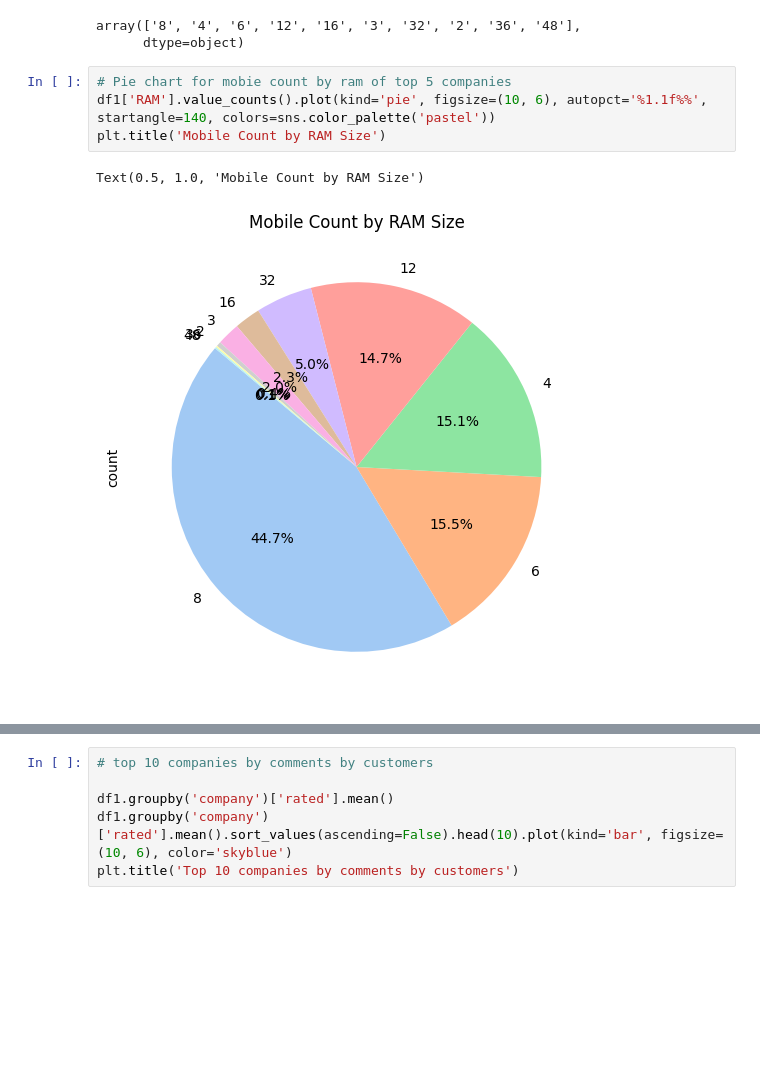
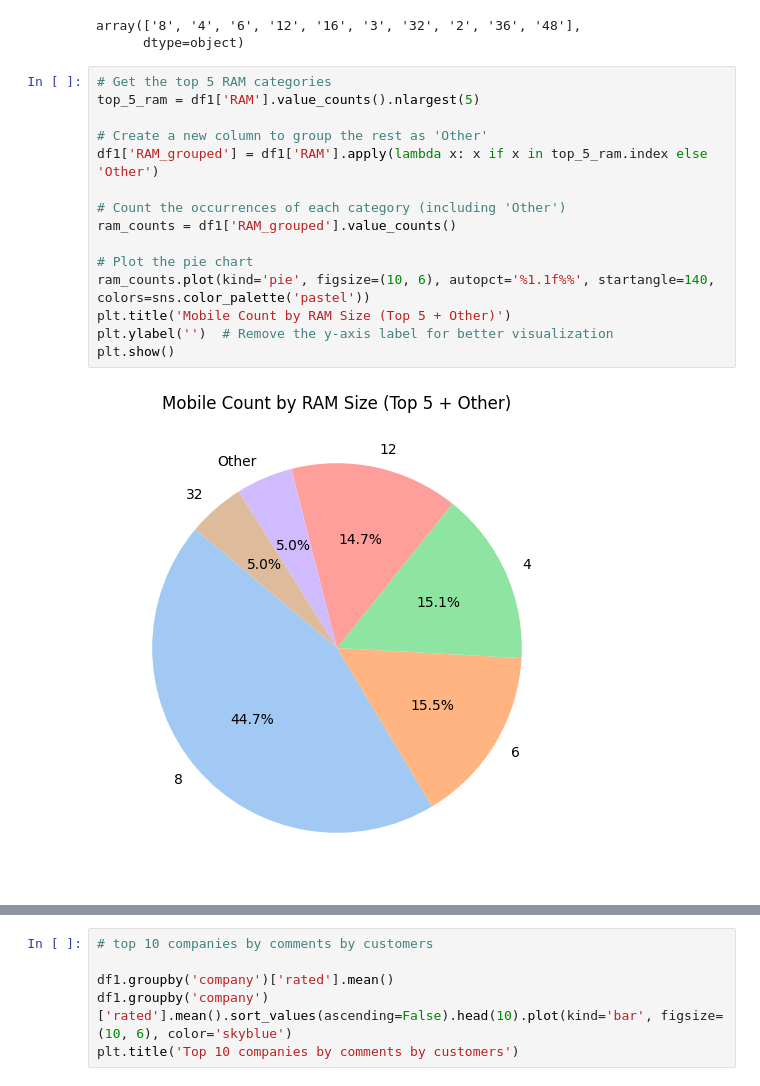
Before and after one commit to ashutosh414/Python-from-beginning, a Jupyter notebook: Project1.ipynb, the cells around one changed output, grey strips where cells are left out. Saved outputs shown, nothing was run; the diff lists cells and outputs as text; blank space fills up the shorter version.

```diff
--- a/Project1.ipynb
+++ b/Project1.ipynb
@@ -101,10 +165,20 @@ df1['RAM'].unique()
 # %% [output]
 array(['8', '4', '6', '12', '16', '3', '32', '2', '36', '48'],
       dtype=object)
-# %%
-# Pie chart for mobie count by ram of top 5 companies
-df1['RAM'].value_counts().plot(kind='pie', figsize=(10, 6), autopct='%1.1f%%', startangle=140, colors=sns.color_palette('pastel'))
-plt.title('Mobile Count by RAM Size')
-# %% [output]
-Text(0.5, 1.0, 'Mobile Count by RAM Size')
-[figure, removed]
+# %%
+# Get the top 5 RAM categories
+top_5_ram = df1['RAM'].value_counts().nlargest(5)
+
+# Create a new column to group the rest as 'Other'
+df1['RAM_grouped'] = df1['RAM'].apply(lambda x: x if x in top_5_ram.index else 'Other')
+
+# Count the occurrences of each category (including 'Other')
+ram_counts = df1['RAM_grouped'].value_counts()
+
+# Plot the pie chart
+ram_counts.plot(kind='pie', figsize=(10, 6), autopct='%1.1f%%', startangle=140, colors=sns.color_palette('pastel'))
+plt.title('Mobile Count by RAM Size (Top 5 + Other)')
+plt.ylabel('')  # Remove the y-axis label for better visualization
+plt.show()
+# %% [output]
+[figure, added]
```
Also changed, not shown: parts of 24 cells of this notebook.
